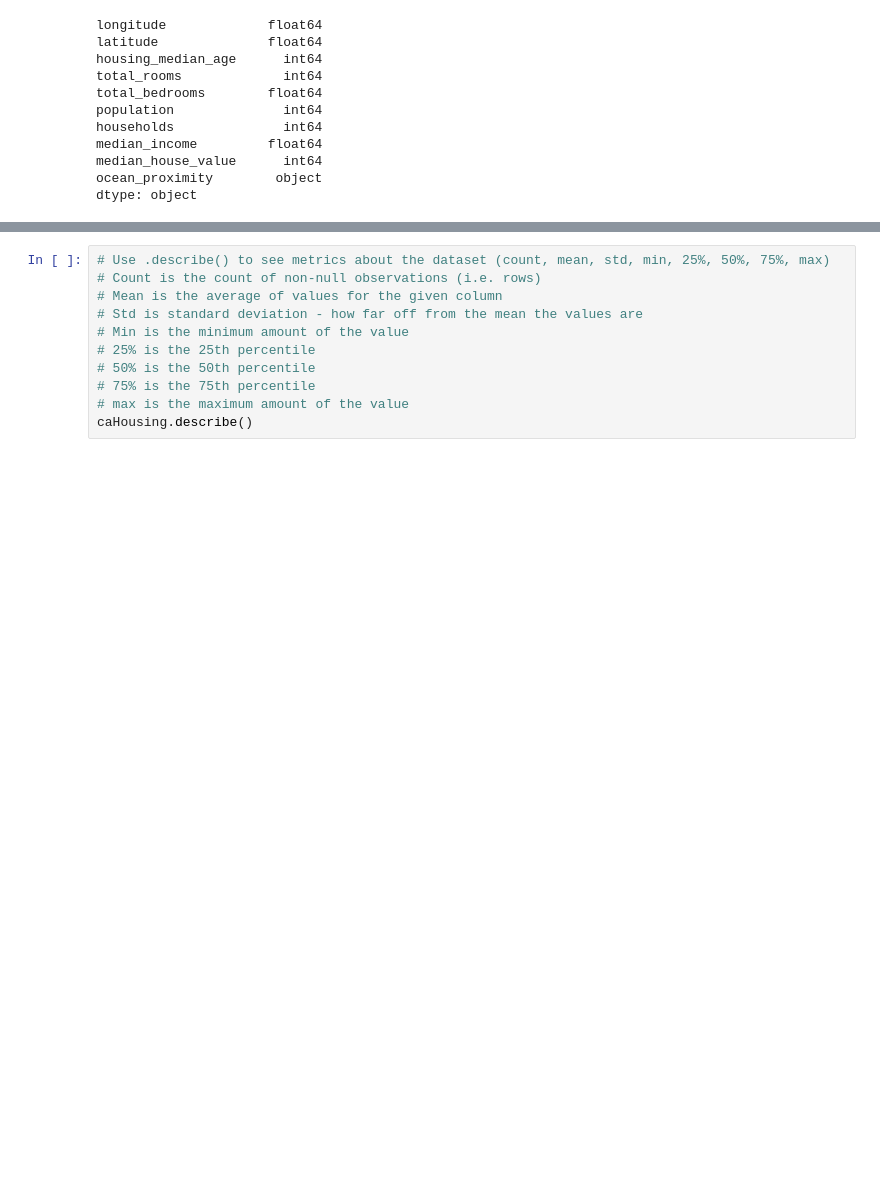
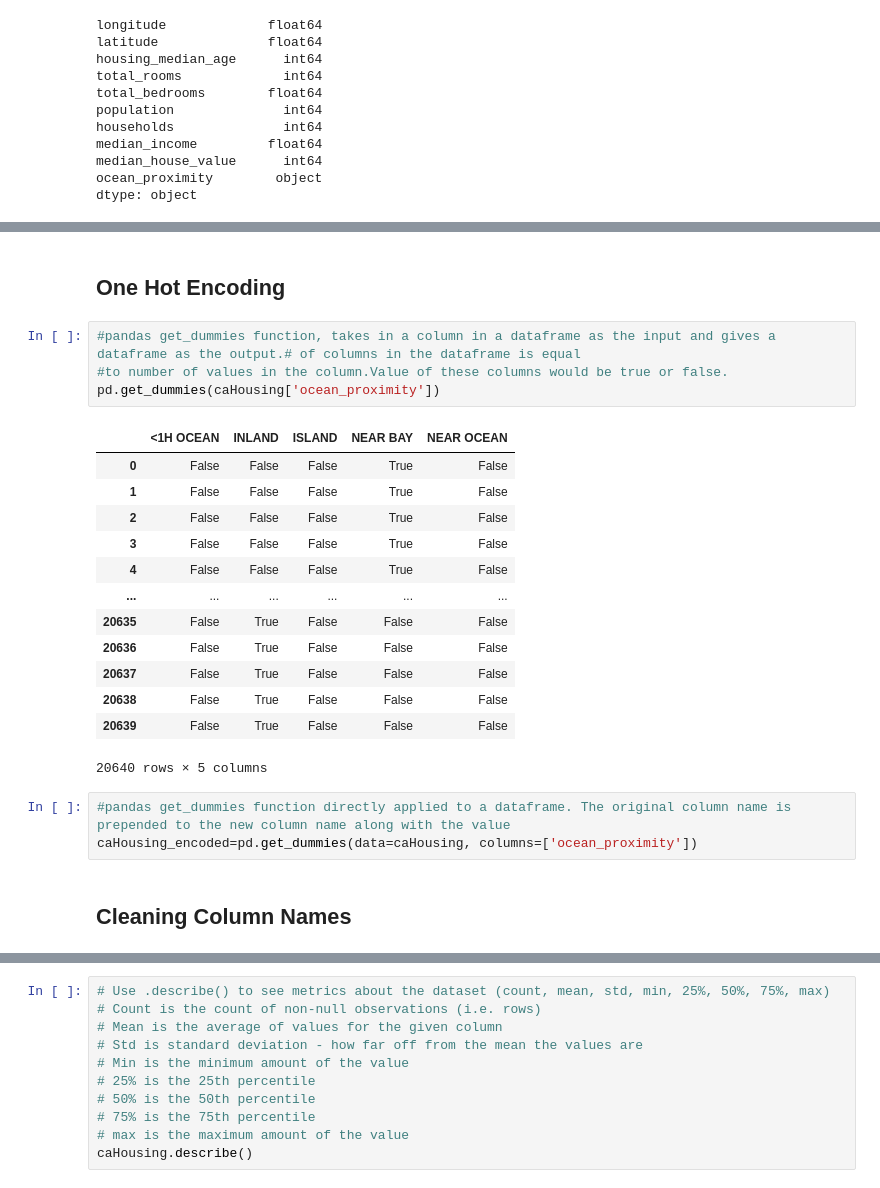
Before and after one commit to nishags83g/my-ai-learning, a Jupyter notebook: mylearnings.ipynb, the cells around one changed output, grey strips where cells are left out. Cells and saved outputs as stored; diff of their text form; blank space fills up the shorter version.

```diff
--- a/mylearnings.ipynb
+++ b/mylearnings.ipynb
@@ -53,0 +80,25 @@ uniqueval = caHousing.ocean_proximity.unique()
+# %% [markdown]
+## One Hot Encoding #
+# %%
+#pandas get_dummies function, takes in a column in a dataframe as the input and gives a dataframe as the output.# of columns in the dataframe is equal
+#to number of values in the column.Value of these columns would be true or false.
+pd.get_dummies(caHousing['ocean_proximity'])
+# %% [output]
+|  | <1H OCEAN | INLAND | ISLAND | NEAR BAY | NEAR OCEAN |
+| 0 | False | False | False | True | False |
+| 1 | False | False | False | True | False |
+| 2 | False | False | False | True | False |
+| 3 | False | False | False | True | False |
+| 4 | False | False | False | True | False |
+| ... | ... | ... | ... | ... | ... |
+| 20635 | False | True | False | False | False |
+| 20636 | False | True | False | False | False |
+| 20637 | False | True | False | False | False |
+| 20638 | False | True | False | False | False |
+| 20639 | False | True | False | False | False |
+20640 rows × 5 columns
+# %%
+#pandas get_dummies function directly applied to a dataframe. The original column name is prepended to the new column name along with the value
+caHousing_encoded=pd.get_dummies(data=caHousing, columns=['ocean_proximity'])
+# %% [markdown]
+## Cleaning Column Names #
```
Also changed, not shown: parts of 6 cells of this notebook.
